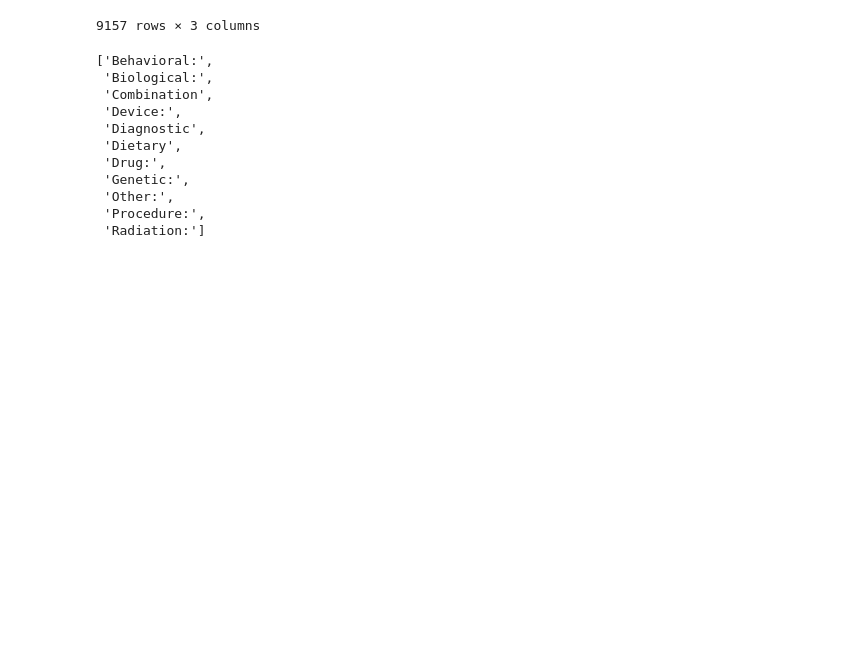
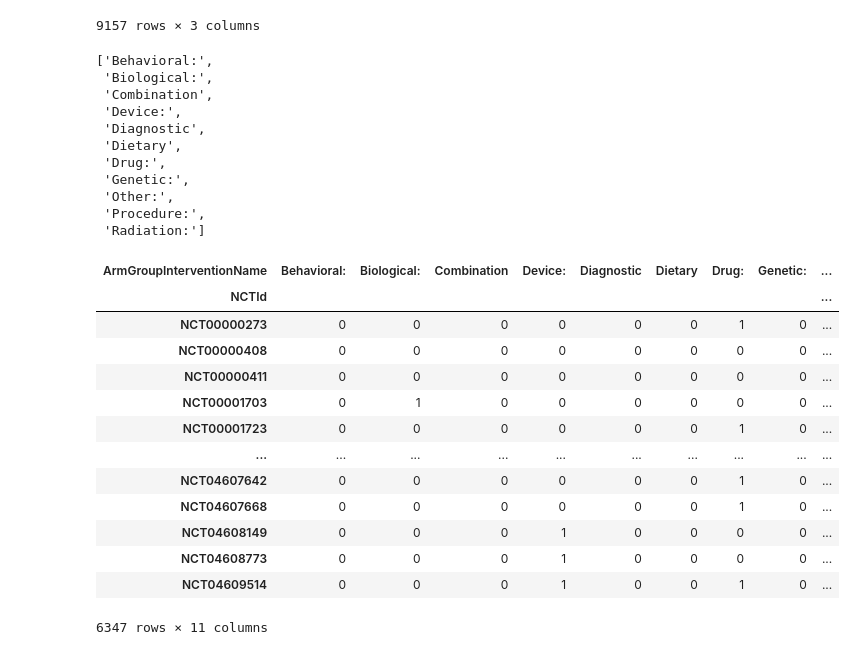
Before and after one commit to sigkarmoil/Clinical_Trial_Machine_Learning, a Jupyter notebook: Codes/Explode_02.ipynb, the cells around one changed output. Saved outputs shown, nothing was run; the diff lists cells and outputs as text; code cells hidden in the pictures; blank space fills up the shorter version.

```diff
--- a/Codes/Explode_02.ipynb
+++ b/Codes/Explode_02.ipynb
@@ -639,3 +635,23 @@ cols_name_tb1
  'Other:',
  'Procedure:',
  'Radiation:']
+# %%
+#Creating 0 and 1 matrix table
+Cross_Tb1[Cross_Tb1>1]=1
+Cross_Tb1.reset_index()
+Cross_Tb1
+# %% [output]
+| ArmGroupInterventionName | Behavioral: | Biological: | Combination | Device: | Diagnostic | Dietary | Drug: | Genetic: | ... |
+| NCTId |  |  |  |  |  |  |  |  | ... |
+| NCT00000273 | 0 | 0 | 0 | 0 | 0 | 0 | 1 | 0 | ... |
+| NCT00000408 | 0 | 0 | 0 | 0 | 0 | 0 | 0 | 0 | ... |
+| NCT00000411 | 0 | 0 | 0 | 0 | 0 | 0 | 0 | 0 | ... |
+| NCT00001703 | 0 | 1 | 0 | 0 | 0 | 0 | 0 | 0 | ... |
+| NCT00001723 | 0 | 0 | 0 | 0 | 0 | 0 | 1 | 0 | ... |
+| ... | ... | ... | ... | ... | ... | ... | ... | ... | ... |
+| NCT04607642 | 0 | 0 | 0 | 0 | 0 | 0 | 1 | 0 | ... |
+| NCT04607668 | 0 | 0 | 0 | 0 | 0 | 0 | 1 | 0 | ... |
+| NCT04608149 | 0 | 0 | 0 | 1 | 0 | 0 | 0 | 0 | ... |
+| NCT04608773 | 0 | 0 | 0 | 1 | 0 | 0 | 0 | 0 | ... |
+| NCT04609514 | 0 | 0 | 0 | 1 | 0 | 0 | 1 | 0 | ... |
+6347 rows × 11 columns
```
Also changed, not shown: parts of 6 cells of this notebook, 6 other files.
